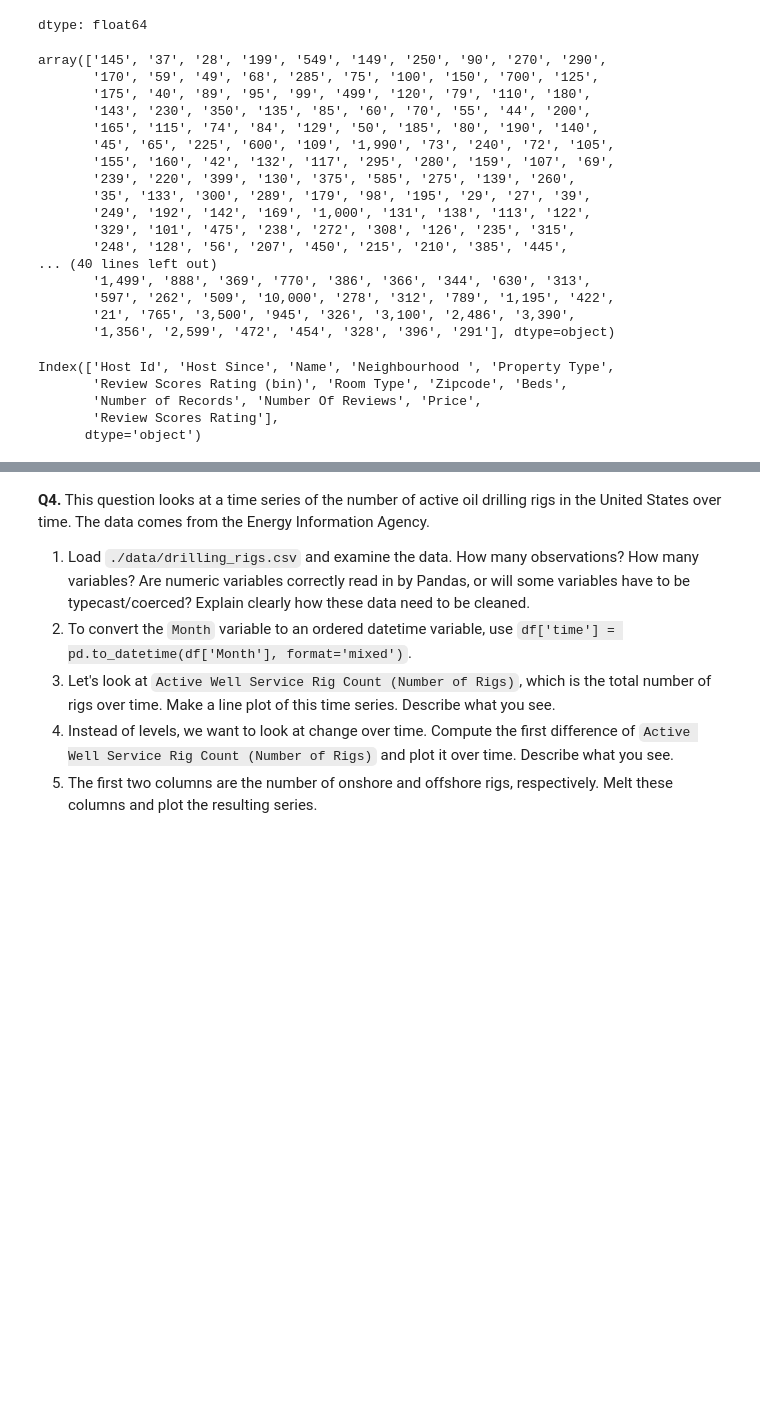
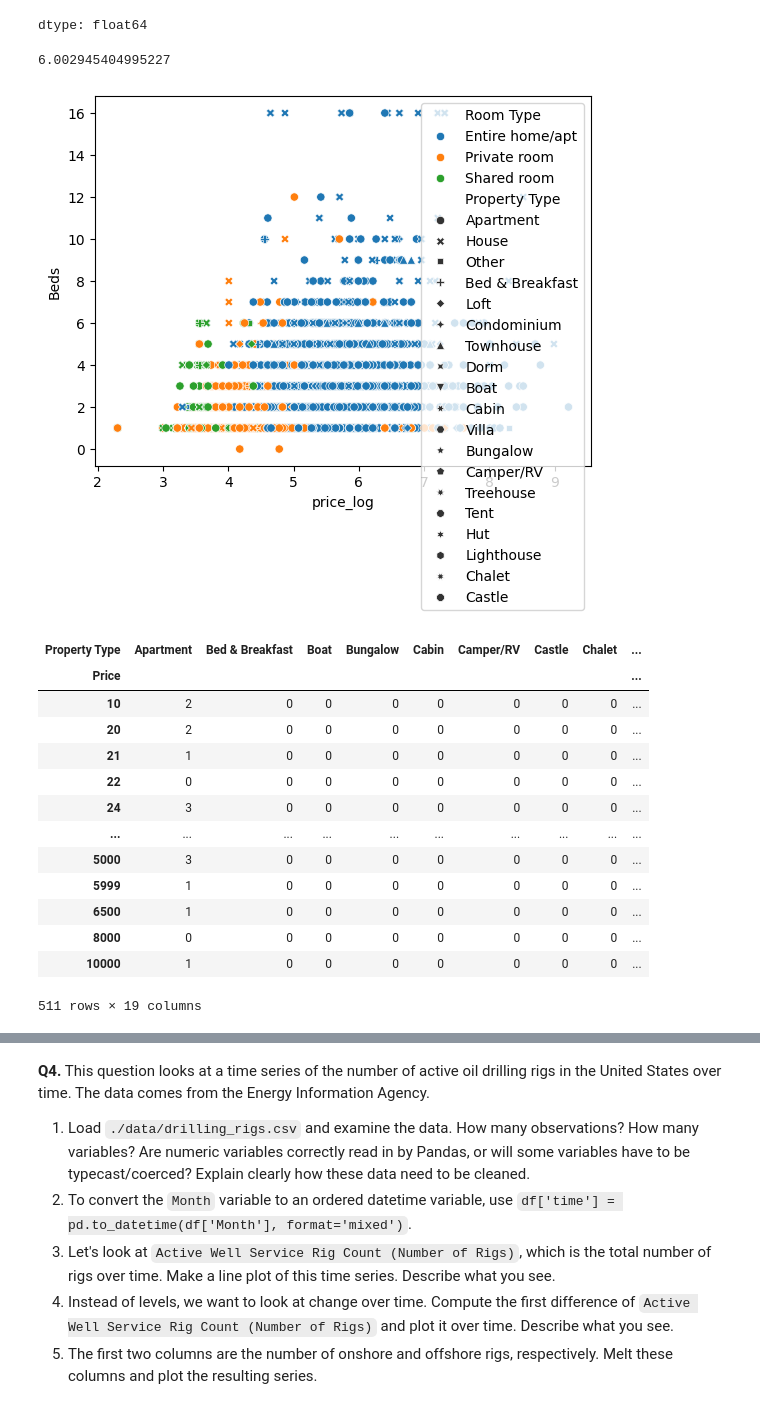
Before and after one commit to kyleegit27/EDA, a Jupyter notebook: assignment/assignment.ipynb, the cells around one changed output, grey strips where cells are left out. Drawn from its saved outputs; the diff is of its cells as text; code cells hidden in the pictures; blank space fills up the shorter version.

```diff
--- a/assignment/assignment.ipynb
+++ b/assignment/assignment.ipynb
@@ -292,60 +293,62 @@ rent['price_log'].describe()
 | 75% | 5.273000 |
 | max | 9.210340 |
 dtype: float64
-# %%
-rent['Price'].unique()
-#use coerce
-# %% [output]
-array(['145', '37', '28', '199', '549', '149', '250', '90', '270', '290',
-       '170', '59', '49', '68', '285', '75', '100', '150', '700', '125',
-       '175', '40', '89', '95', '99', '499', '120', '79', '110', '180',
-       '143', '230', '350', '135', '85', '60', '70', '55', '44', '200',
-       '165', '115', '74', '84', '129', '50', '185', '80', '190', '140',
-       '45', '65', '225', '600', '109', '1,990', '73', '240', '72', '105',
-       '155', '160', '42', '132', '117', '295', '280', '159', '107', '69',
-       '239', '220', '399', '130', '375', '585', '275', '139', '260',
-       '35', '133', '300', '289', '179', '98', '195', '29', '27', '39',
-       '249', '192', '142', '169', '1,000', '131', '138', '113', '122',
-       '329', '101', '475', '238', '272', '308', '126', '235', '315',
-       '248', '128', '56', '207', '450', '215', '210', '385', '445',
-... (40 lines left out)
-       '1,499', '888', '369', '770', '386', '366', '344', '630', '313',
-       '597', '262', '509', '10,000', '278', '312', '789', '1,195', '422',
-       '21', '765', '3,500', '945', '326', '3,100', '2,486', '3,390',
-       '1,356', '2,599', '472', '454', '328', '396', '291'], dtype=object)
 # %%
 #5.5 Make a scatterplot of price_log and Beds. Describe what you see.
 #or label var 1 = 'price_log'
-sns.scatterplot(data = rent, x = 'price_log', y = 'Beds').set(title = 'Scatterplot of Rental Price of Beds')
-plt.show()
+#sns.scatterplot(data = rent, x = 'price_log', y = 'Beds').set(title = 'Scatterplot of Rental Price of Beds')
+#plt.show()
 
-#describe
+#The scatterplot shows many overlapping points in horizontal fashion. This makes it difficult to determine a correlation between
+#price_log and bed counts.
+
 #Use .groupby() to compute a desciption of Price conditional on/grouped by the number of beds.
-bed_count = rent.groupby('Beds')['Price'].sum().value_counts()
-#maybe sort_values ?
+bed_count = rent.groupby('Price')['Beds'].sum().value_counts()
+bed_count
+
 #Describe any patterns you see in the average price and standard deviation in prices.
 bed_count.mean()
 bed_count.std()
+
+#The mean bed count was 3.3 beds with a standard deviation of 6.00 beds. The bed mean seems reasonable, but the standard deviation
+#is quite large. One standard deviation above the mean would be 8 beds, which is a lot, and one standard deviation below
+#would not make sense in this data set because there would be no beds in the rental property.
 # %% [output]
-Index(['Host Id', 'Host Since', 'Name', 'Neighbourhood ', 'Property Type',
-       'Review Scores Rating (bin)', 'Room Type', 'Zipcode', 'Beds',
-       'Number of Records', 'Number Of Reviews', 'Price',
-       'Review Scores Rating'],
-      dtype='object')
+6.002945404995227
 # %%
 #5.6 Make a scatterplot of price_log and Beds, but color the graph by Room Type and Property Type. What patterns do you see?
 #Compute a description of Price conditional on Room Type and Property Type. Which Room Type and Property Type have the highest prices on average?
 #Which have the highest standard deviation?
 #Does the mean or median appear to be a more reliable estimate of central tendency, and explain why?
 
-sns.scatterplot(data = rent, x = 'price_log', y='Beds', hue='Room Type', style= 'Property Type')
-#patterns
+bed_scat = sns.scatterplot(data = rent, x = 'price_log', y='Beds', hue='Room Type', style= 'Property Type')
+plt.show()
+#The blue color seems to dominate the graph (entire home/apartment). These data points tend to also be on the center and right
+#half of the price, indicating a higher expense. Following the other colors, green (shared room) have very few data points
+#and tend to cluster around the left (lower price range) and orange(private room) is in the middle-lower price range. It is
+#difficult to differentiate the property type because of the overlap and long list of types.
 
-#?
+#???
 
 #.std
 
 #...median is resistant to outliers
+# %% [output]
+[figure, added]
+| Property Type | Apartment | Bed & Breakfast | Boat | Bungalow | Cabin | Camper/RV | Castle | Chalet | ... |
+| Price |  |  |  |  |  |  |  |  | ... |
+| 10 | 2 | 0 | 0 | 0 | 0 | 0 | 0 | 0 | ... |
+| 20 | 2 | 0 | 0 | 0 | 0 | 0 | 0 | 0 | ... |
+| 21 | 1 | 0 | 0 | 0 | 0 | 0 | 0 | 0 | ... |
+| 22 | 0 | 0 | 0 | 0 | 0 | 0 | 0 | 0 | ... |
+| 24 | 3 | 0 | 0 | 0 | 0 | 0 | 0 | 0 | ... |
+| ... | ... | ... | ... | ... | ... | ... | ... | ... | ... |
+| 5000 | 3 | 0 | 0 | 0 | 0 | 0 | 0 | 0 | ... |
+| 5999 | 1 | 0 | 0 | 0 | 0 | 0 | 0 | 0 | ... |
+| 6500 | 1 | 0 | 0 | 0 | 0 | 0 | 0 | 0 | ... |
+| 8000 | 0 | 0 | 0 | 0 | 0 | 0 | 0 | 0 | ... |
+| 10000 | 1 | 0 | 0 | 0 | 0 | 0 | 0 | 0 | ... |
+511 rows × 19 columns
 # %%
 #5.7 We've looked a bit at this price_log and Beds scatterplot.
 
```
Also changed, not shown: parts of 2 cells of this notebook.
